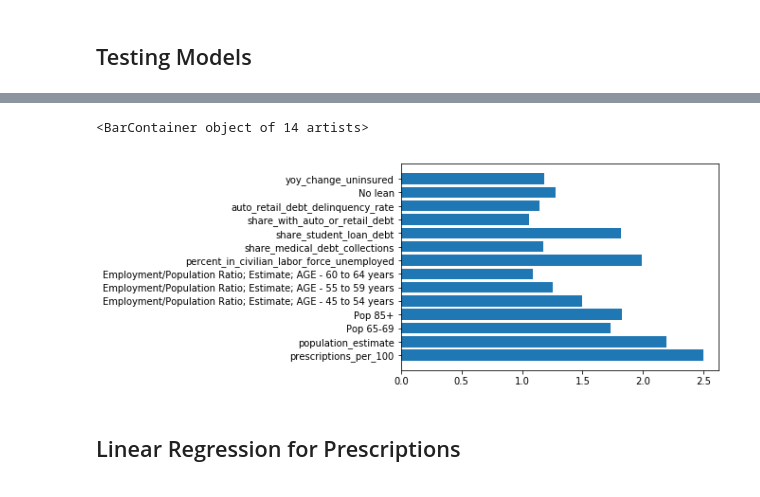
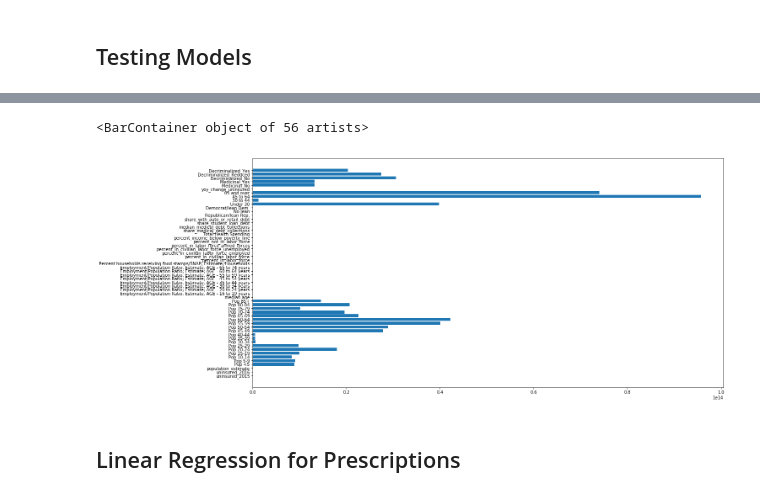
Before and after one commit to kahartman2/county_level_drug_impact, a Jupyter notebook: models.ipynb, the cells around one changed output, grey strips where cells are left out. Drawn from its saved outputs; the diff is of its cells as text; code cells hidden in the pictures.

```diff
--- a/models.ipynb
+++ b/models.ipynb
@@ -186 +189,8 @@ Name: rate_avg, dtype: int64
+# %%
+X = pd.get_dummies(X)
+# %%
+cols = X.columns.tolist()
+scaler = preprocessing.StandardScaler()
+X = scaler.fit_transform(X)
+X = pd.DataFrame(X, columns=cols)
 # %%
@@ -189,3 +198,0 @@ for col in df_downsampled.columns:
-# %%
-X = df_downsampled.drop('rate_avg', axis=1)
-y = df_downsampled.rate_avg
@@ -209,3 +223,11 @@ y_hat_train = logreg.predict(X_train)
+# %%
+X_train, X_test, y_train, y_test = train_test_split(X, y, random_state=0)
+logreg = LogisticRegression(fit_intercept = False, C = 1e12)
+
+model_log = logreg.fit(X_train, y_train)
+model_log
+y_hat_test = logreg.predict(X_test)
+y_hat_train = logreg.predict(X_train)
 # %%
 residuals = y_train - y_hat_train
 print(pd.Series(residuals).value_counts())
@@ -423,9 +429,9 @@ for i in range(len(coef_list)):
 # %%
-fig, ax = plt.subplots()
+fig, ax = plt.subplots(figsize=(20, 10))
 ax.barh(impt_list_f, impt_list_c)
 # %% [output]
-<BarContainer object of 14 artists>
+<BarContainer object of 56 artists>
-[figure, old version]
+[figure, new version]
 # %% [markdown]
 ## Linear Regression for Prescriptions
 # %%
```
Also changed, not shown: parts of 89 cells of this notebook, 3 other files.
